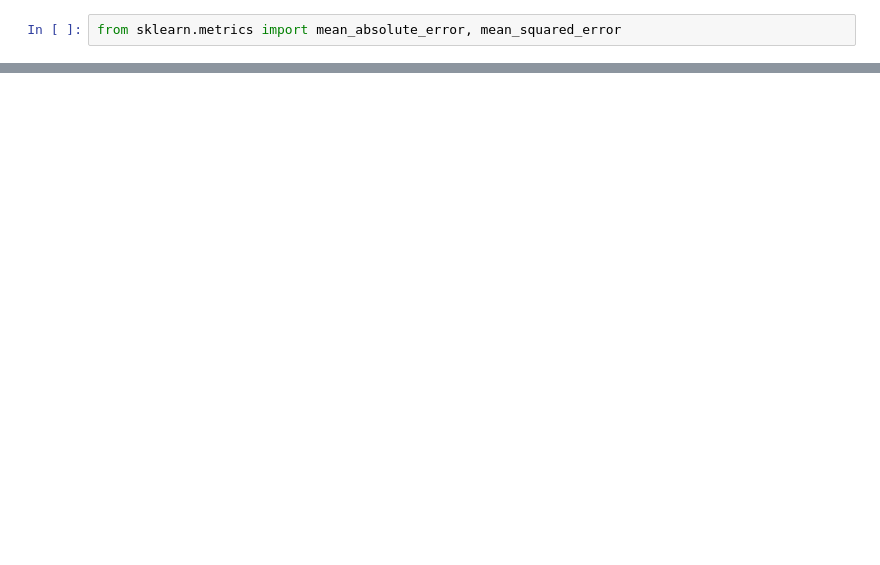
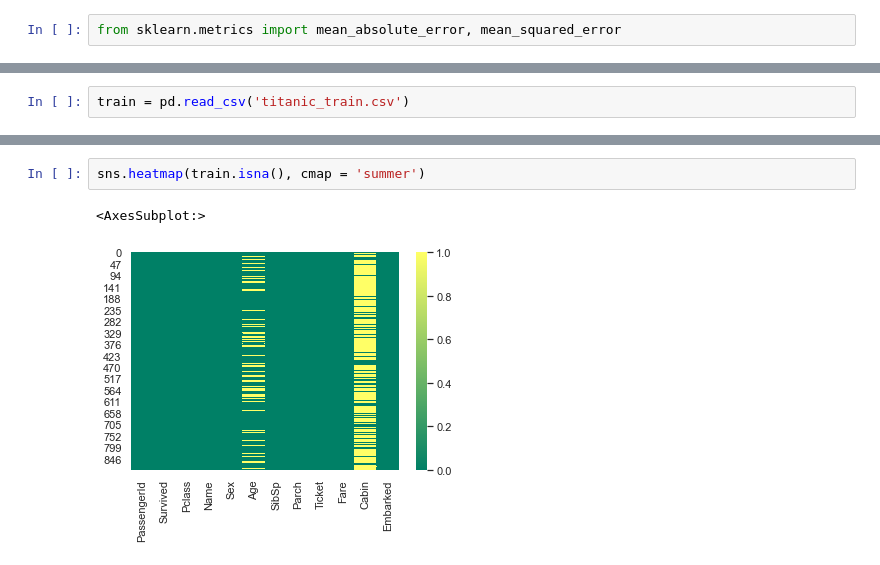
Before and after one commit to GKPSingh/28May2021, a Jupyter notebook: Practice.ipynb, the cells around one changed output, grey strips where cells are left out. Cells and saved outputs as stored; diff of their text form; blank space fills up the shorter version.

```diff
--- a/Practice.ipynb
+++ b/Practice.ipynb
@@ -828,0 +833,2 @@ rmse
+# %%
+train = pd.read_csv('titanic_train.csv')
@@ -828,0 +886,5 @@ rmse
+# %%
+sns.heatmap(train.isna(), cmap = 'summer')
+# %% [output]
+<AxesSubplot:>
+[figure, added]
```
Also changed, not shown: parts of 62 cells of this notebook, 3 other files.
